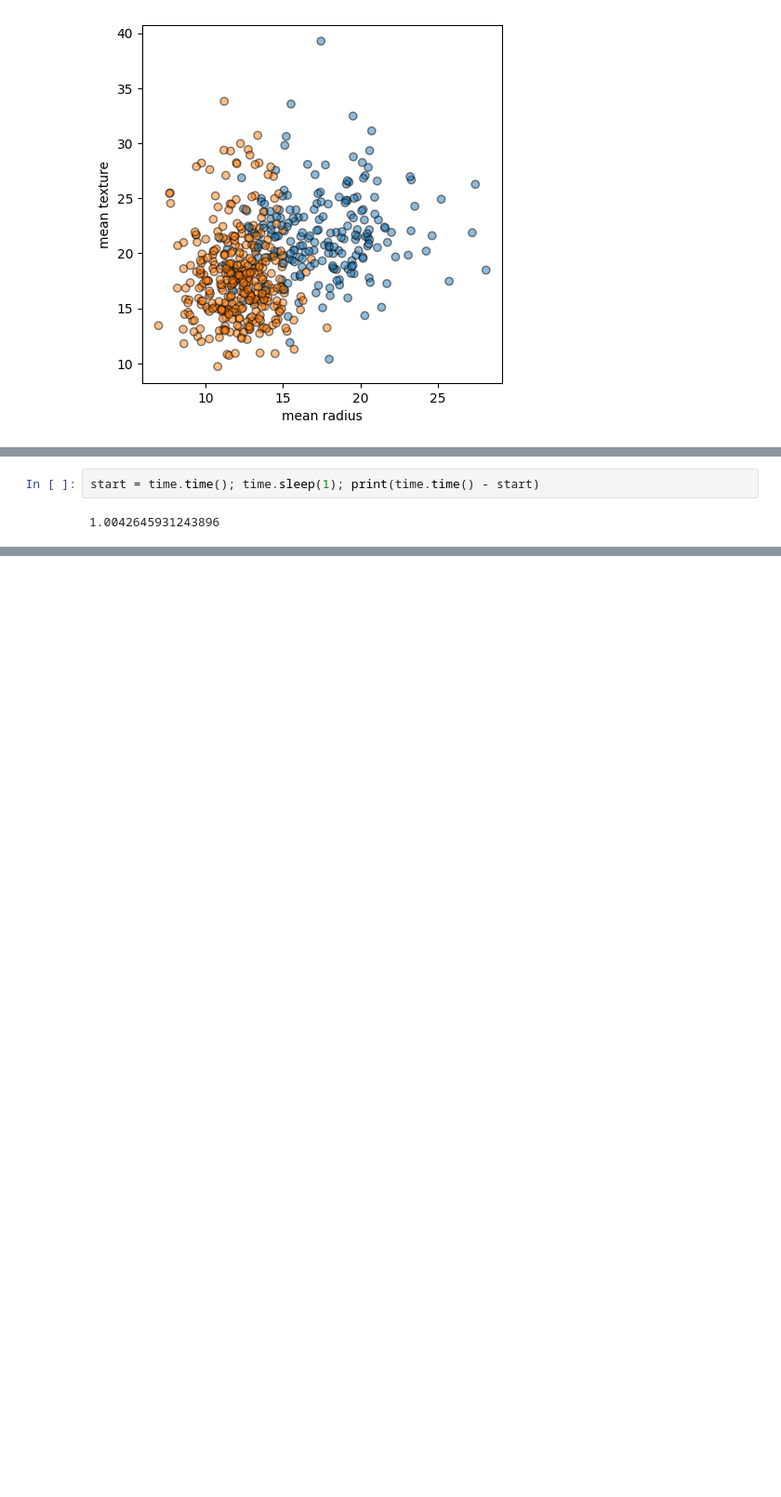
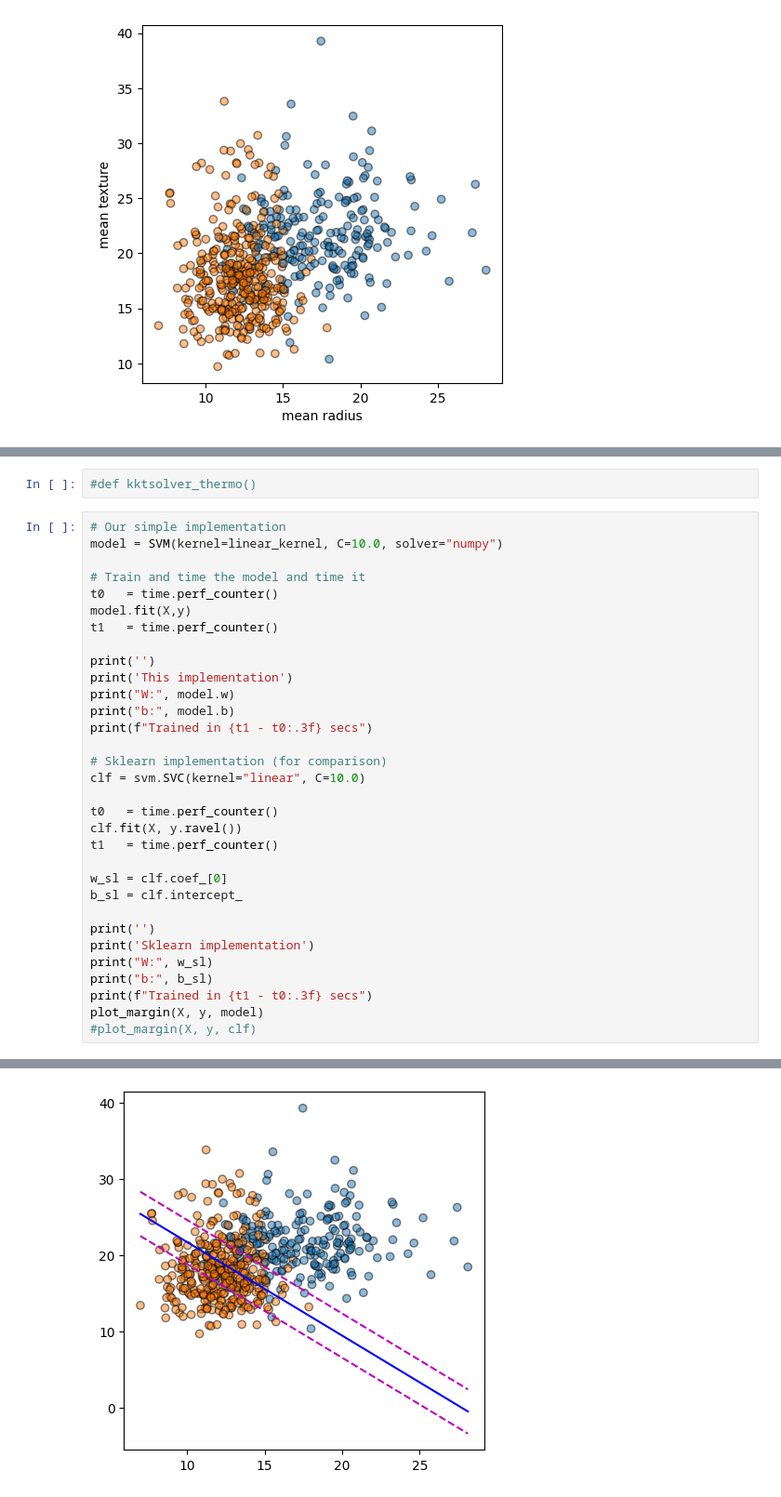
Before and after one commit to patryk-lb/thermo-quad-prog, a Jupyter notebook: timing/timing_qp.ipynb, the cells around one changed output, grey strips where cells are left out. Shown at 93% size. Saved outputs shown, nothing was run; the diff lists cells and outputs as text; blank space fills up the shorter version.

Commit message:
add working customized qp solver and timing code

```diff
--- a/timing/timing_qp.ipynb
+++ b/timing/timing_qp.ipynb
@@ -1355,4 +1508,35 @@ Trained in 1.573 secs
-# %%
-start = time.time(); time.sleep(1); print(time.time() - start)
-# %% [output]
-1.0042645931243896
+# %%
+#def kktsolver_thermo()
+# %%
+# Our simple implementation
+model = SVM(kernel=linear_kernel, C=10.0, solver="numpy")
+
+# Train and time the model and time it
+t0   = time.perf_counter()
+model.fit(X,y)
+t1   = time.perf_counter()
+
+print('')
+print('This implementation')
+print("W:", model.w)
+print("b:", model.b)
+print(f"Trained in {t1 - t0:.3f} secs")
+
+# Sklearn implementation (for comparison)
+clf = svm.SVC(kernel="linear", C=10.0)
+
+t0   = time.perf_counter()
+clf.fit(X, y.ravel())
+t1   = time.perf_counter()
+
+w_sl = clf.coef_[0]
+b_sl = clf.intercept_
+
+print('')
+print('Sklearn implementation')
+print("W:", w_sl)
+print("b:", b_sl)
+print(f"Trained in {t1 - t0:.3f} secs")
+plot_margin(X, y, model)
+#plot_margin(X, y, clf)
+# %% [output]
@@ -1358,0 +1560 @@ start = time.time(); time.sleep(1); print(time.time() - start)
+[figure, added]
```
Also changed, not shown: parts of 10 cells of this notebook.
